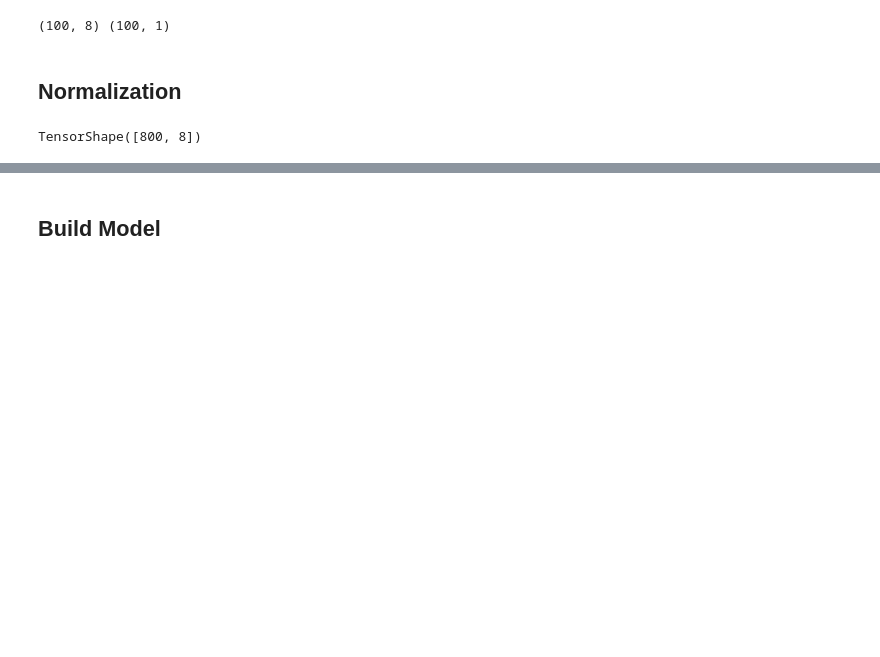
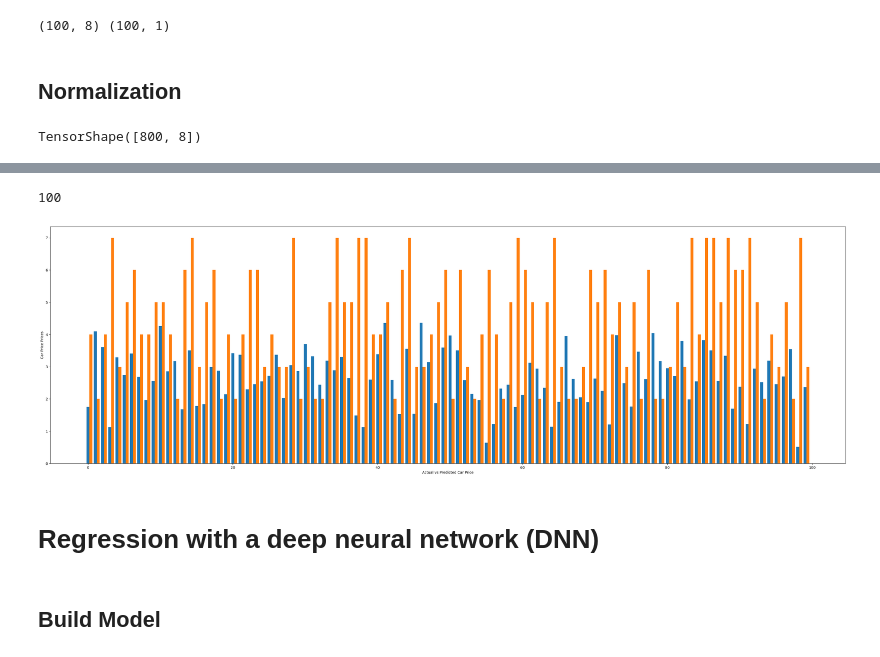
Before and after one commit to mohammed3120/Car_Price_Regression_using_Tensorflow, a Jupyter notebook: car_price_regression_using_tensorflow.ipynb, the cells around one changed output, grey strips where cells are left out. Cells and saved outputs as stored; diff of their text form; code cells hidden in the pictures; blank space fills up the shorter version.

```diff
--- a/car_price_regression_using_tensorflow.ipynb
+++ b/car_price_regression_using_tensorflow.ipynb
@@ -166,0 +297,3 @@ array([[6.00000e+00, 1.32152e+05, 1.00000e+00, 5.00000e+00, 1.50000e+01,
+# %%
+y_pred = list(linear_model.predict(X_test)[:,0])
+len(y_pred)
@@ -167,3 +303,25 @@ array([[6.00000e+00, 1.32152e+05, 1.00000e+00, 5.00000e+00, 1.50000e+01,
+# %%
+y_true = list(X_test[:,0])
+len(y_true)
+# %% [output]
+100
+# %%
+ind = np.arange(100)
+plt.figure(figsize=(40,12))
+
+width = 0.4
+
+plt.bar(ind, y_pred, width, label = "Predicted Car Price")
+plt.bar(ind+width, y_true, width, label = "Actual Car Price")
+
+plt.xlabel('Actual vs Predicted Car Price')
+plt.ylabel('Car Price Prices')
+
+plt.show()
+# %% [output]
+[figure, added]
+# %% [markdown]
+# Regression with a deep neural network (DNN)
 # %% [markdown]
 ## Build Model
 # %%
```
Also changed, not shown: parts of 40 cells of this notebook.
